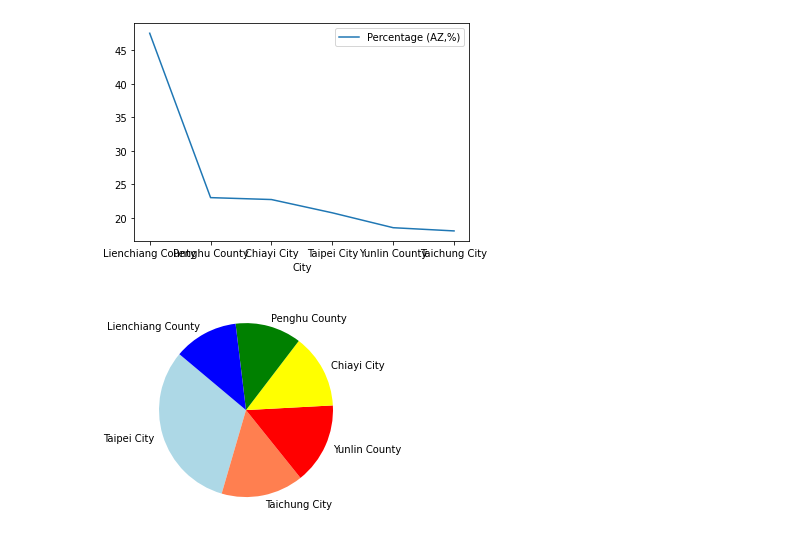
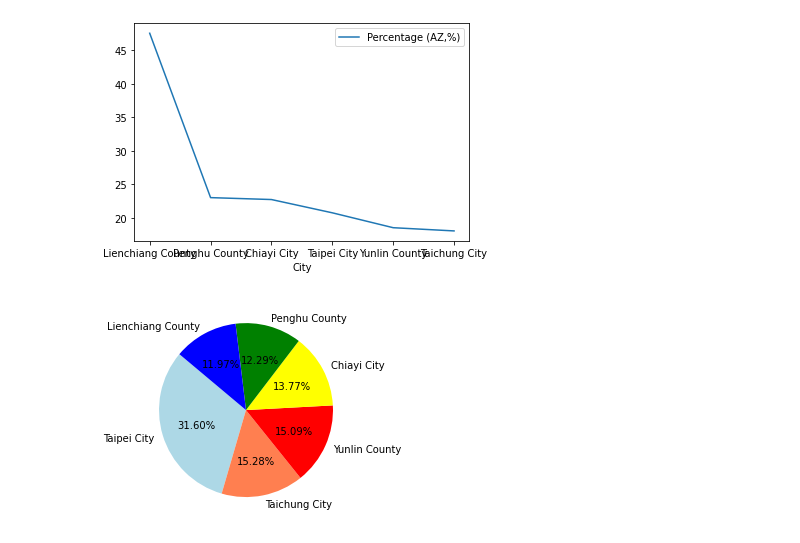
Before and after one commit to Joannie/teacherDemo, a Jupyter notebook: covidTest.ipynb, the cells around one changed output. Drawn from its saved outputs; the diff is of its cells as text; code cells hidden in the pictures.

```diff
--- a/covidTest.ipynb
+++ b/covidTest.ipynb
@@ -123,7 +123,7 @@ AZ_high_city.plot()
 # %%
 labels = vaccine_AZ_above18_city['City'].unique()
 colors = ['lightblue','coral', 'red', 'yellow', 'green', 'blue']
-plt.pie(AZ_high_city['Percentage (AZ,%)'], labels=labels, colors=colors, autopct='$'startangle=140)
+plt.pie(AZ_high_city['Percentage (AZ,%)'], labels=labels, colors=colors, autopct='%1.2f%%', startangle=140)
 plt.show()
 # %% [output]
-[figure, old version]
+[figure, new version]
```
